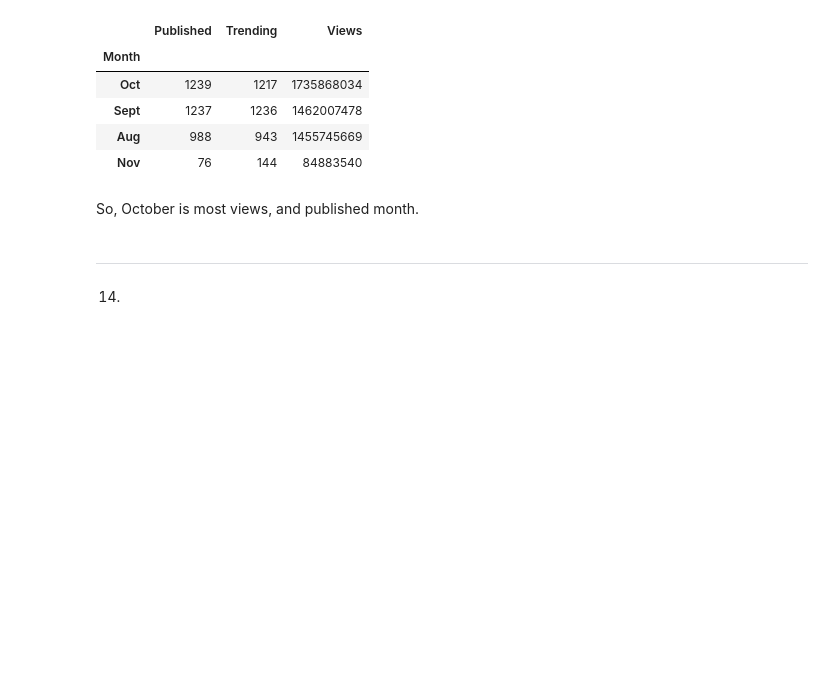
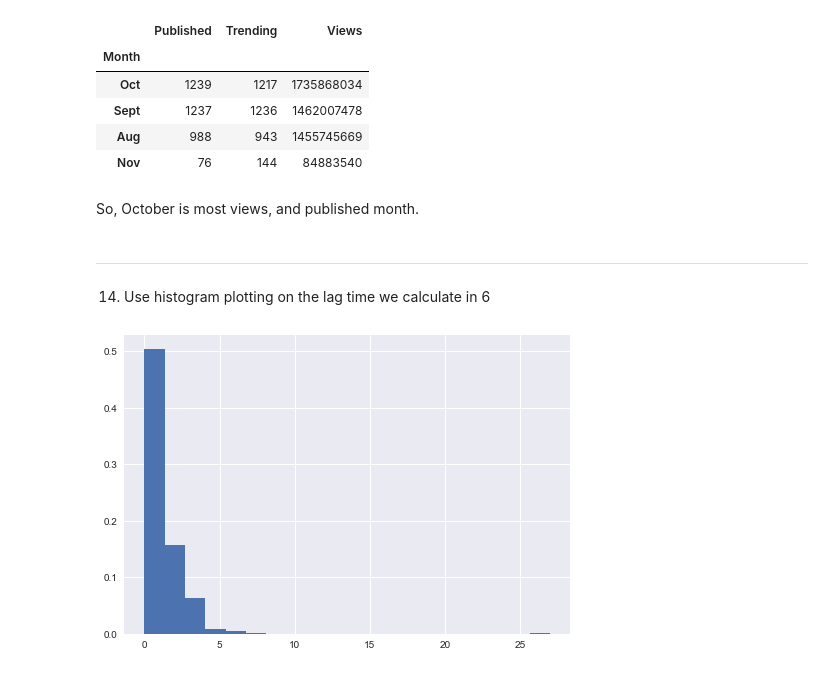
Before and after one commit to mehtee/Youtube_analysis_project, a Jupyter notebook: project.ipynb, the cells around one changed output. Cells and saved outputs as stored; diff of their text form; code cells hidden in the pictures; blank space fills up the shorter version.

Commit message:
📦 14. histogram plotting on the lag time

```diff
--- a/project.ipynb
+++ b/project.ipynb
@@ -308,6 +308,15 @@ MonthlyInfo.head()
 | Nov | 76 | 144 | 84883540 |
 # %% [markdown]
 So, October is most views, and published month.
-# %% [markdown]
--------------------------
-14.
+# %% [markdown]
+-------------------------
+14. Use histogram plotting on the lag time we calculate in 6
+# %%
+
+lag_data = yt['lag'].dt.days
+# The towers or bars of a histogram are called bins.
+# The number of days is 30, with an exception which is August.
+plt.hist(lag_data, bins=20, density=True)
+plt.show()
+# %% [output]
+[figure, added]
```
Also changed, not shown: parts of 1 cell of this notebook.
